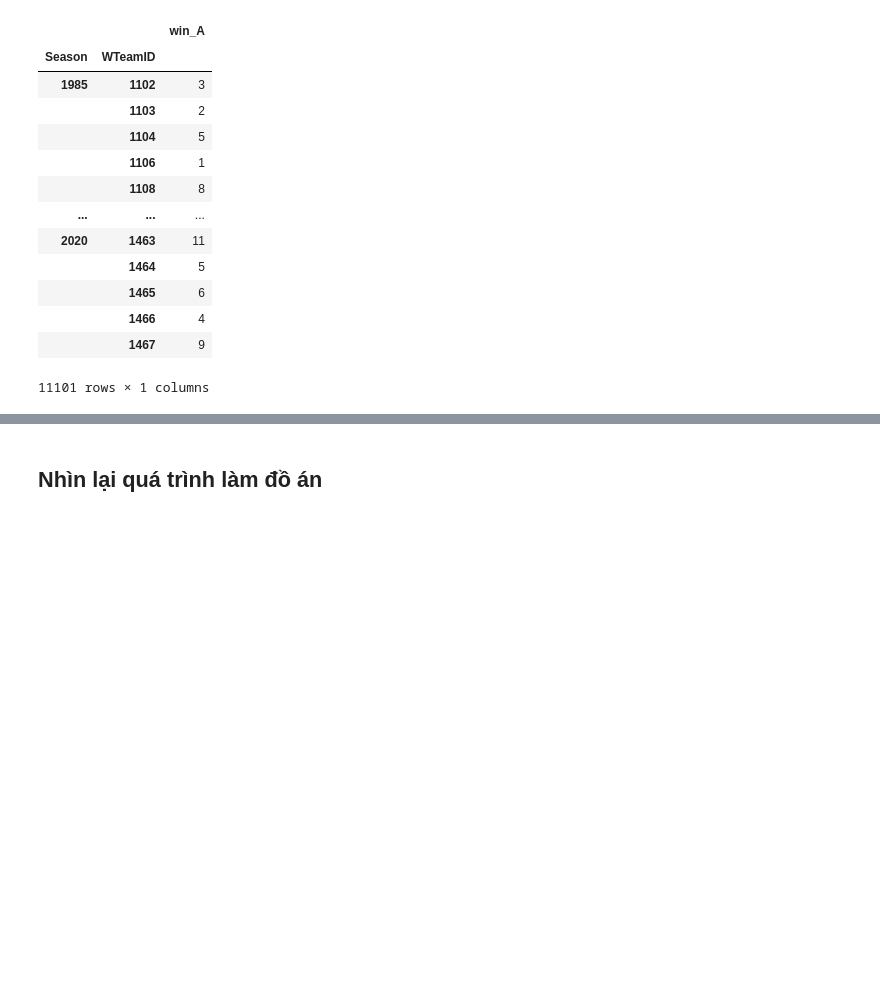
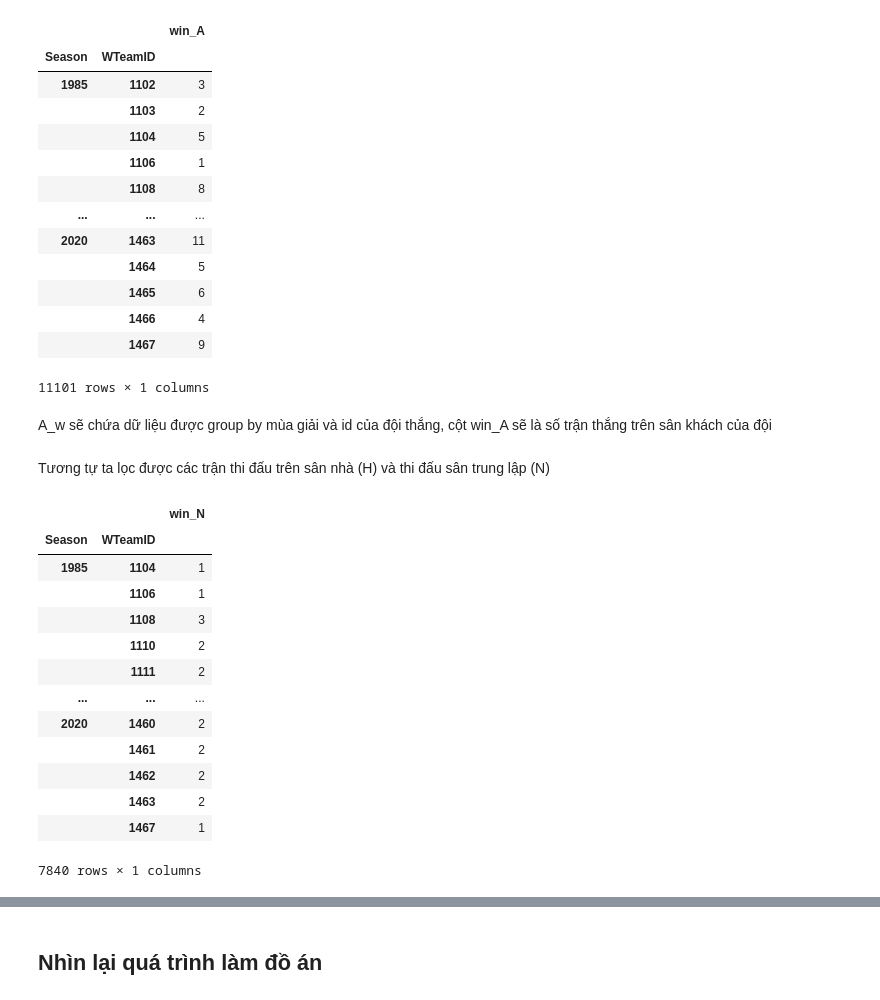
Before and after one commit to nomiku1999/KTDLUD, a Jupyter notebook: Report.ipynb, the cells around one changed output, grey strips where cells are left out. Drawn from its saved outputs; the diff is of its cells as text; code cells hidden in the pictures; blank space fills up the shorter version.

```diff
--- a/Report.ipynb
+++ b/Report.ipynb
@@ -280,3 +281,7 @@ A_w
 |  | 1466 | 4 |
 |  | 1467 | 9 |
 11101 rows × 1 columns
+# %% [markdown]
+A_w sẽ chứa dữ liệu được group by mùa giải và id của đội thắng, cột win_A sẽ là số trận thắng trên sân khách của đội
+# %% [markdown]
+Tương tự ta lọc được các trận thi đấu trên sân nhà (H) và thi đấu sân trung lập (N)
@@ -282,0 +295,17 @@ A_w
+# %%
+N_w
+# %% [output]
+|  |  | win_N |
+| Season | WTeamID |  |
+| 1985 | 1104 | 1 |
+|  | 1106 | 1 |
+|  | 1108 | 3 |
+|  | 1110 | 2 |
+|  | 1111 | 2 |
+| ... | ... | ... |
+| 2020 | 1460 | 2 |
+|  | 1461 | 2 |
+|  | 1462 | 2 |
+|  | 1463 | 2 |
+|  | 1467 | 1 |
+7840 rows × 1 columns
```
Also changed, not shown: parts of 22 cells of this notebook.
